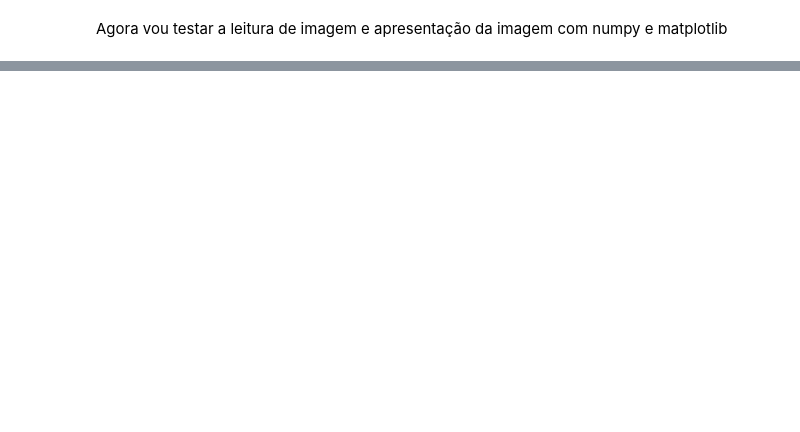
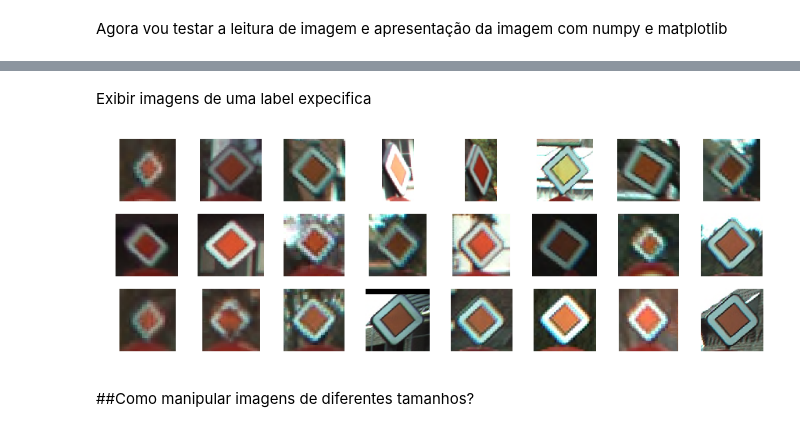
Before and after one commit to brunoalbrito/TensorFlowTrafficSignsRecognition, a Jupyter notebook: MinhaVersao.ipynb, the cells around one changed output, grey strips where cells are left out. Saved outputs shown, nothing was run; the diff lists cells and outputs as text; code cells hidden in the pictures; blank space fills up the shorter version.

```diff
--- a/MinhaVersao.ipynb
+++ b/MinhaVersao.ipynb
@@ -75,0 +185,23 @@ plt.show()
+# %% [markdown]
+Exibir imagens de uma label expecifica
+# %%
+def display_label_images(images, label):
+    """Exibe imagens de uma label específica."""
+    limit = 24  # apresenta um maximo de 24 imagens
+    plt.figure(figsize=(15, 5))
+    i = 1
+
+    start = labels.index(label)
+    end = start + labels.count(label)
+    for image in images[start:end][:limit]:
+        plt.subplot(3, 8, i)  # 3 linha, por 8 colunas
+        plt.axis('off')
+        i += 1
+        plt.imshow(image)
+    plt.show()
+
+display_label_images(images, 61)
+# %% [output]
+[figure, added]
+# %% [markdown]
+##Como manipular imagens de diferentes tamanhos?
```
Also changed, not shown: parts of 35 cells of this notebook.
